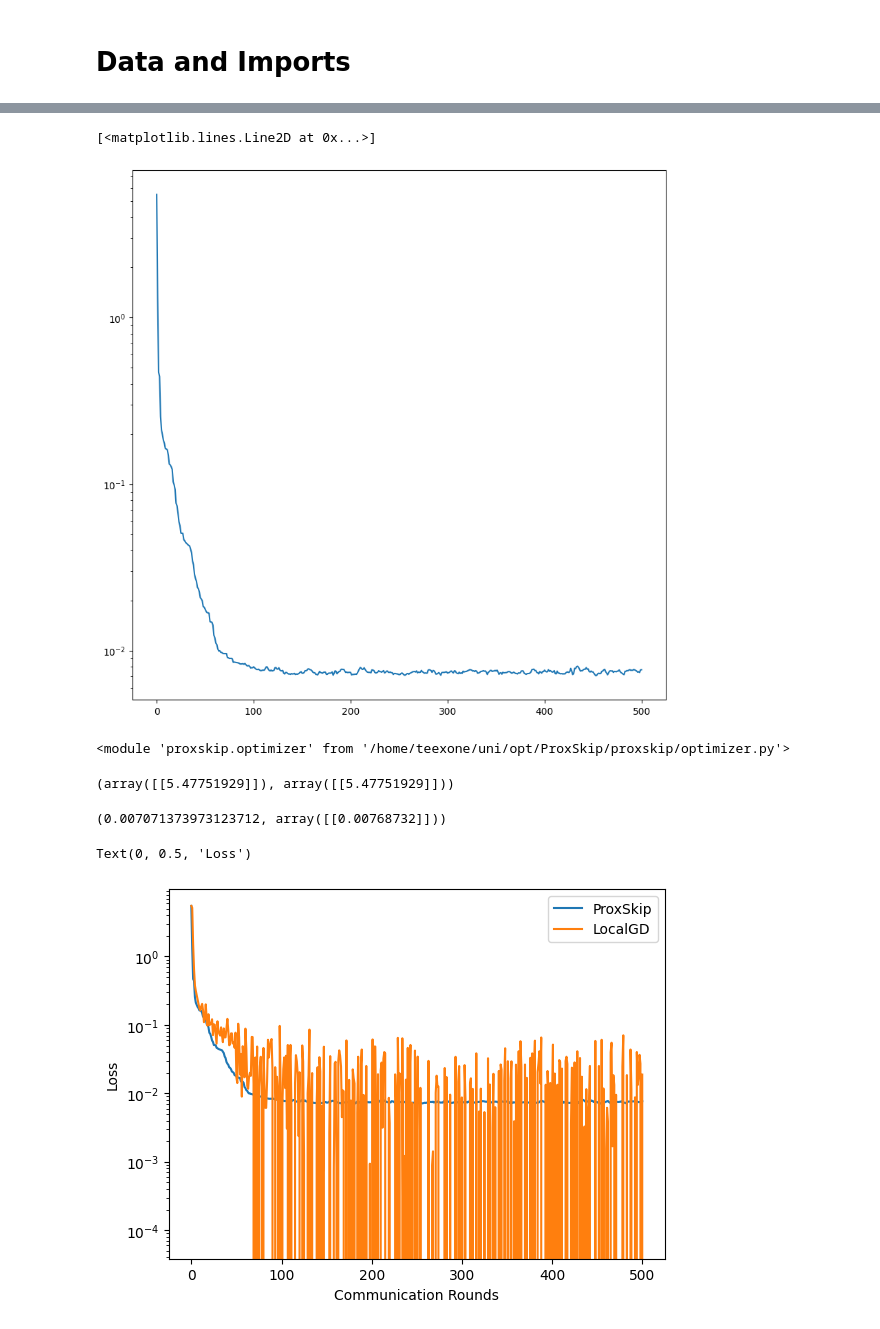
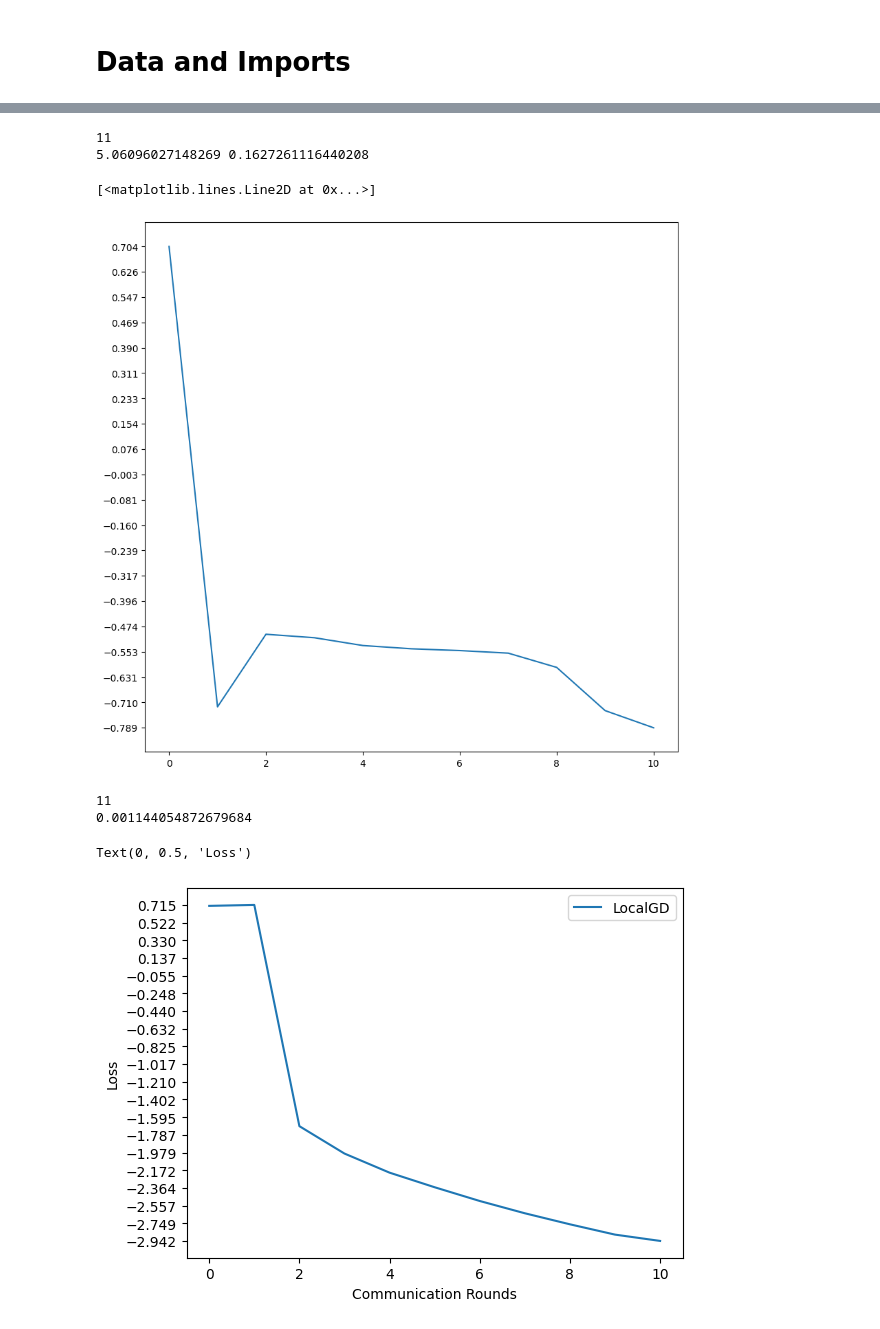
Before and after one commit to ayhem18/ProxSkip, a Jupyter notebook: w8a_stochastic_experiment.ipynb, the cells around one changed output, grey strips where cells are left out. Cells and saved outputs as stored; diff of their text form; code cells hidden in the pictures.

```diff
--- a/w8a_stochastic_experiment.ipynb
+++ b/w8a_stochastic_experiment.ipynb
@@ -185,6 +185,6 @@ ps_optimizer = StochasticProxSkip(
     prox=ConsesusProx(),
     num_iterations=num_iterations ** 2, # to have `comminication_rounds` of loss values
     learning_rate=1 / L,
-    p=p,
+    p=proxy_probability,
 )
 # %% [output]
@@ -199,26 +199,29 @@ progress = trange(comminication_rounds)
 c = 0
 while True:
     on_prox = ps_optimizer.step()
+
+    if on_prox:
+        progress.set_description(f"loss={ps_optimizer._step['loss'][-1]:.6f}")
+        progress.update(1)
+        c += 1
+
     if on_prox is None or c == comminication_rounds:
         break
-    if on_prox:
-        progress.set_description(f"loss={ps_optimizer._step['loss'][-1].item():.4f}")
-        progress.update(1)
-        c += 1
 # %%
 import matplotlib.pyplot as plt
 
 plt.figure(figsize=(10, 10))
-proxskip_criterion = [np.array([[l0_avg - true_min]])] + [x - true_min for x in ps_optimizer._step['loss']]
-plt.yscale('log')
-plt.plot([x[0] for x in proxskip_criterion])
+proxskip_criterion = [l0_avg - true_min] + [x - true_min for x in ps_optimizer._step['loss']]
+print(len(proxskip_criterion))
+print(max(proxskip_criterion), min(proxskip_criterion))
+
+# plt.yscale('log')
+proxskip_criterion = np.log10([max(pc, 10 ** -8) for pc in proxskip_criterion])
+plt.yticks(np.linspace(min(proxskip_criterion), max(proxskip_criterion), num=20))
+plt.plot([x for x in proxskip_criterion])
 # %% [output]
-[<matplotlib.lines.Line2D at 0x...>]
+11
+5.06096027148269 0.1627261116440208
+[<matplotlib.lines.Line2D at 0x...>]
-[figure, old version]
+[figure, new version]
-# %%
-import proxskip.optimizer as opt
-import importlib
-importlib.reload(opt)
-# %% [output]
-<module 'proxskip.optimizer' from '/home/teexone/uni/opt/ProxSkip/proxskip/optimizer.py'>
 # %%
@@ -242,25 +247,22 @@ for _ in progress:
     if on_prox is None:
         break
     if on_prox:
-        progress.set_description(f"loss={lgd_optimizer._step['loss'][-1].item():.4f}")
+        progress.set_description(f"loss={lgd_optimizer._step['loss'][-1]:.4f}")
 # %%
-lgd_steps = [np.array([[l0_avg - true_min]])] + [x - true_min for x in lgd_optimizer._step['loss']]
+lgd_steps = [l0_avg - true_min] + [x - true_min for x in lgd_optimizer._step['loss']]
+print(len(lgd_steps))
+print(min(lgd_steps))
+lgd_steps = [np.log10(max(x, 10 ** -8)) for x in lgd_steps]
+# %% [output]
+11
+0.001144054872679684
-# %%
-proxskip_criterion[0], lgd_steps[0]
-# %% [output]
-(array([[5.47751929]]), array([[5.47751929]]))
-# %%
-np.min(proxskip_criterion), proxskip_criterion[-1]
-# %% [output]
-(0.007071373973123712, array([[0.00768732]]))
 # %%
-plt.plot([x[0] for x in proxskip_criterion])
-plt.plot([x[0] for x in lgd_steps])
-plt.legend(['ProxSkip', 'LocalGD'])
-plt.yscale('log')
-# plt.xscale('log')
+# plt.plot([x for x in proxskip_criterion])
+plt.plot(lgd_steps)
+plt.legend(['LocalGD'])
+plt.yticks(np.linspace(min(lgd_steps), max(lgd_steps), num=20))
 plt.xlabel('Communication Rounds')
 plt.ylabel('Loss')
 # %% [output]
 Text(0, 0.5, 'Loss')
-[figure, old version]
+[figure, new version]
```
Also changed, not shown: parts of 11 cells of this notebook, 24 other files.
